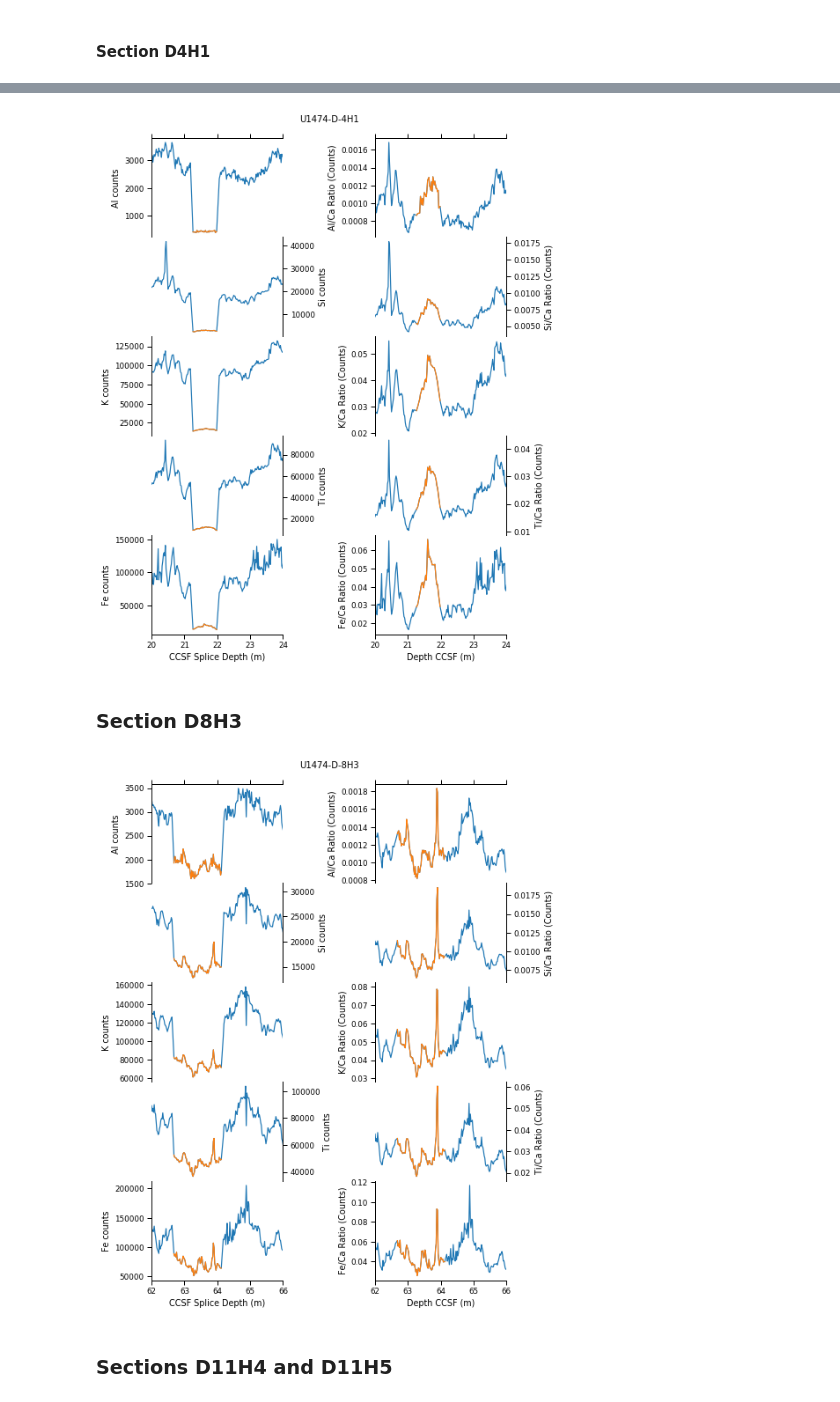
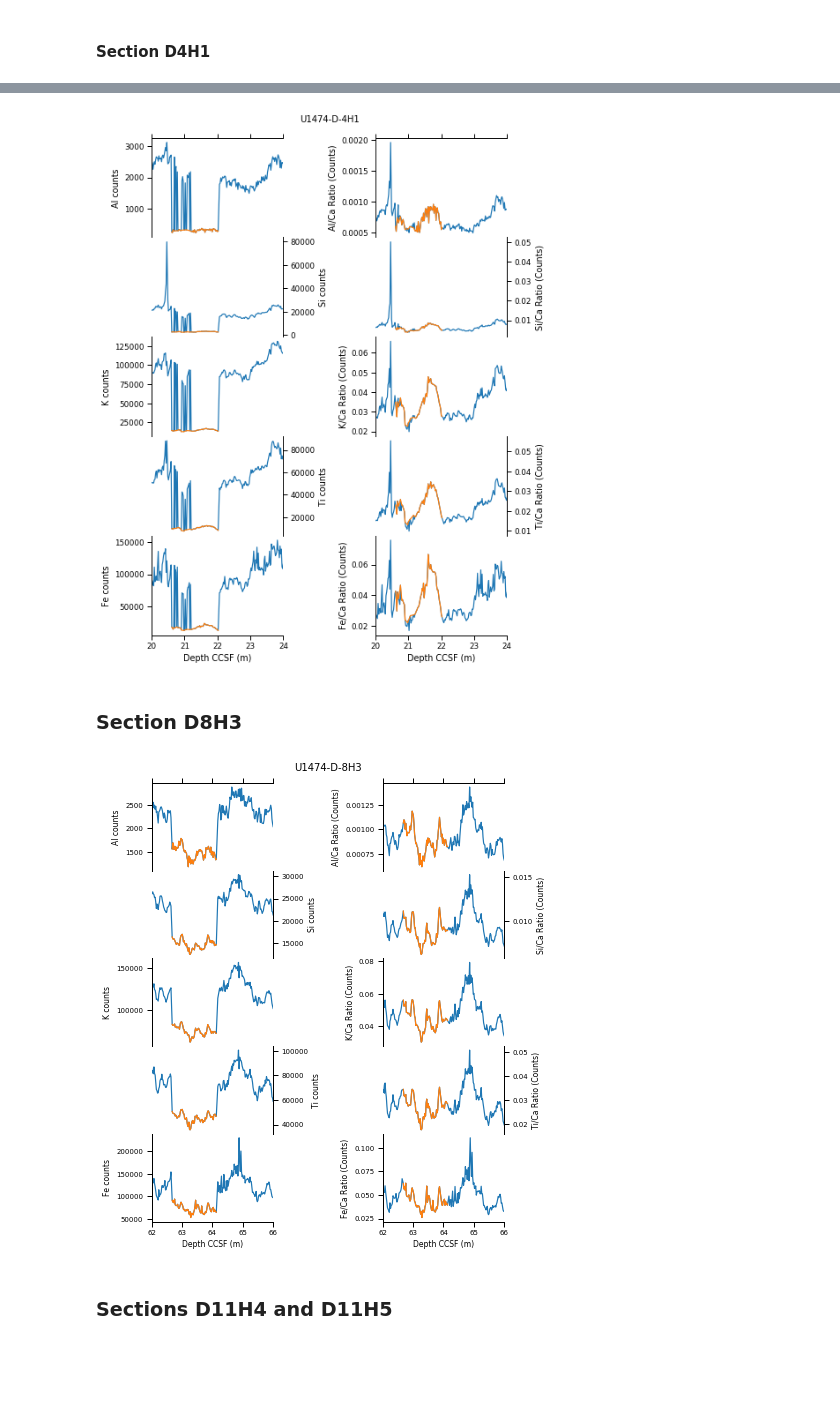
Before and after one commit to danielbabin/U1474_XRF_Data_Report, a Jupyter notebook: Notebooks/xrf_calibration.ipynb, the cells around one changed output, grey strips where cells are left out. Saved outputs shown, nothing was run; the diff lists cells and outputs as text; code cells hidden in the pictures; blank space fills up the shorter version.

```diff
--- a/Notebooks/xrf_calibration.ipynb
+++ b/Notebooks/xrf_calibration.ipynb
@@ -22,9 +22,9 @@ from matplotlib.ticker import AutoMinorLocator
 # Make Data Path and Figure Path
 These are "input" and "output" paths for the program to read and write data.
 # %%
-data_path='/Users/danielbabin/Documents/GitHub/XRF_Data_Report/Data/'
-figure_path='/Users/danielbabin/Documents/GitHub/XRF_Data_Report/Figures/'
-table_path='/Users/danielbabin/Documents/GitHub/XRF_Data_Report/Tables/'
+data_path='/Users/danielbabin/Documents/GitHub/U1474_XRF_Data_Report/Data/'
+figure_path='/Users/danielbabin/Documents/GitHub/U1474_XRF_Data_Report/Figures/'
+table_path='/Users/danielbabin/Documents/GitHub/U1474_XRF_Data_Report/Tables/'
 # %% [markdown]
 # Functions
 # %%
@@ -38,4 +38,7 @@ def smooth(df,sig):
 # Import XRF Data
 # %%
 xrf=pd.read_csv(data_path+'integrated_xrf_data_raw.csv')
+D4H1=pd.read_csv(data_path+'D4H1.csv')
+xrf=pd.concat([xrf,D4H1],sort=False)
 xrf.set_index('Depth CCSF (m)',drop=False,inplace=True)
+xrf.sort_index(inplace=True)
@@ -83,5 +91,5 @@ sns.palplot(colors)
 # %%
-fig,axes=plt.subplots(nrows=6,figsize=(8,9))
+fig,axes=plt.subplots(nrows=6,figsize=(6,9))
 sns.set_context('paper',font_scale=1)
 
 lw=.8
@@ -113,7 +121,7 @@ else:
 
 for i,e in enumerate(['Al','Si','K','Ca','Ti','Fe']):
     xrf[e].plot(ax=axes[i],color=colors[i],lw=lw)
-    (old_xrf[e]*10).plot(ax=axes[i],color=colors[i],lw=lw,zorder=-2,alpha=.2)
+    (old_xrf[e]*10).plot(ax=axes[i],color=colors[i],lw=lw,zorder=-2,alpha=.3)
     axes[i].set_ylabel(e+' counts')
     axes[i].axvspan(xmin=21,xmax=22,ymin=.05,ymax=.95,color='k',alpha=.2)
     axes[i].axvspan(xmin=62,xmax=65,ymin=.05,ymax=.95,color='k',alpha=.2)
@@ -141,11 +149,11 @@ axes[5].set_ylim(0,400000)
 
 axes[0].xaxis.set_minor_locator(AutoMinorLocator(5))
 axes[0].xaxis.set_label_position("top")
-axes[0].set_xlabel('CCSF Splice Depth (m)')
+axes[0].set_xlabel('Depth CCSF (m)')
 axis=axes[-1]
 axis.xaxis.set_minor_locator(AutoMinorLocator(5))
-axis.set_xlabel('CCSF Splice Depth (m)')
+axis.set_xlabel('Depth CCSF (m)')
 
 plt.subplots_adjust(hspace=-.1,top=.94,bottom=.07,right=.85,left=.15)
-fig.savefig(figure_path+'counts.png',dpi=700)
+fig.savefig(figure_path+'Figure-2 counts.png',dpi=700)
 # %% [output]
@@ -162,5 +195,5 @@ e_list=['Al','Si','K','Ti','Fe']
 # %%
-ids=xrf[xrf['Section'] == 'U1474D_4H1'].index
+ids=xrf[xrf['SectionLabel'] == 'U1474D_4H1'].index
 
 fig,axes=plt.subplots(ncols=2,nrows=5,figsize=(8,9),sharex=True)
 sns.set_context('paper',font_scale=1)
@@ -197,28 +230,28 @@ for i in [0,1]:
 
 for i,e in enumerate(e_list):
     xrf[e].loc[20:24].plot(ax=axes[i,0])
-    (xrf[xrf['Section'] == 'U1474D_4H1'][e]).plot(ax=axes[i,0])
+    (xrf[xrf['SectionLabel'] == 'U1474D_4H1'][e]).plot(ax=axes[i,0])
     axes[i,0].set_ylabel(e+' counts')
     axes[i,0].set_xlabel('')
-axes[4,0].set_xlabel('CCSF Splice Depth (m)')
+axes[4,0].set_xlabel('Depth CCSF (m)')
 
 for i,e in enumerate(e_list):
     (xrf[e]/xrf['Ca']).loc[20:24].plot(ax=axes[i,1])
-    ((xrf[xrf['Section'] == 'U1474D_4H1'][e])/(xrf[xrf['Section'] == 'U1474D_4H1']['Ca'])).plot(ax=axes[i,1])
+    ((xrf[xrf['SectionLabel'] == 'U1474D_4H1'][e])/(xrf[xrf['SectionLabel'] == 'U1474D_4H1']['Ca'])).plot(ax=axes[i,1])
     axes[i,1].set_ylabel(e+'/Ca Ratio (Counts)')
-axes[4,0].set_xlabel('CCSF Splice Depth (m)')
+axes[4,0].set_xlabel('Depth CCSF (m)')
 
 plt.suptitle('U1474-D-4H1',size=10)
 plt.subplots_adjust(wspace=.7,hspace=0,top=.94,bottom=.07,right=.85,left=.15)
 fig.savefig(figure_path+'problem_U1474-D-4H1.png',dpi=500)
 # %% [output]
-[figure, old version]
+[figure, new version]
 # %% [markdown]
 ### Section D8H3
 # %%
-ids=xrf[xrf['Section'] == 'U1474D_8H3'].index
+ids=xrf[xrf['SectionLabel'] == 'U1474D_8H3'].index
 
-fig,axes=plt.subplots(ncols=2,nrows=5,figsize=(8,9),sharex=True)
+fig,axes=plt.subplots(ncols=2,nrows=5,figsize=(7,7),sharex=True)
 sns.set_context('paper',font_scale=1)
 
 lw=.8
@@ -235,39 +268,40 @@ for i in [0,1]:
             ax.patch.set_alpha(0)
             ax.xaxis.set_visible(False)
         else:
             sns.despine(ax=ax,left=True,bottom=True,right=False)
             ax.yaxis.set_label_position("right")
             ax.patch.set_alpha(0)
             ax.xaxis.set_visible(False)
 
 for i in [0,1]:
     axis=axes[-1,i]
     if len(axes)%2==1:
         sns.despine(ax=axis)
         axis.patch.set_alpha(0)
     else:
         sns.despine(ax=axis,left=True,right=False)
         axis.yaxis.set_label_position("right")
         axis.patch.set_alpha(0)
 
 
 for i,e in enumerate(e_list):
     xrf[e].loc[62:66].plot(ax=axes[i,0])
-    ((xrf[xrf['Section'] == 'U1474D_8H3'][e])).plot(ax=axes[i,0])
+    ((xrf[xrf['SectionLabel'] == 'U1474D_8H3'][e])).plot(ax=axes[i,0])
     axes[i,0].set_ylabel(e+' counts')
     axes[i,0].set_xlabel('')
-axes[4,0].set_xlabel('CCSF Splice Depth (m)')
+axes[4,0].set_xlabel('Depth CCSF (m)')
 
 for i,e in enumerate(e_list):
     (xrf[e]/xrf['Ca']).loc[62:66].plot(ax=axes[i,1])
-    ((xrf[xrf['Section'] == 'U1474D_8H3'][e])/(xrf[xrf['Section'] == 'U1474D_8H3']['Ca'])).plot(ax=axes[i,1])
+    ((xrf[xrf['SectionLabel'] == 'U1474D_8H3'][e])/(xrf[xrf['SectionLabel'] == 'U1474D_8H3']['Ca'])).plot(ax=axes[i,1])
     axes[i,1].set_ylabel(e+'/Ca Ratio (Counts)')
-axes[4,0].set_xlabel('CCSF Splice Depth (m)')
+axes[4,0].set_xlabel('Depth CCSF (m)')
 
 plt.suptitle('U1474-D-8H3',size=10)
-plt.subplots_adjust(wspace=.7,hspace=0,top=.94,bottom=.07,right=.85,left=.15)
+plt.subplots_adjust(wspace=.9,hspace=0,top=.94,bottom=.07,right=.85,left=.15)
+fig.savefig(figure_path+'Figure-6 problem_U1474-D-8H3.png',dpi=500)
 # %% [output]
-[figure, old version]
+[figure, new version]
 # %% [markdown]
 ### Sections D11H4 and D11H5
 # %%
```
Also changed, not shown: parts of 39 cells of this notebook, 40 other files.
